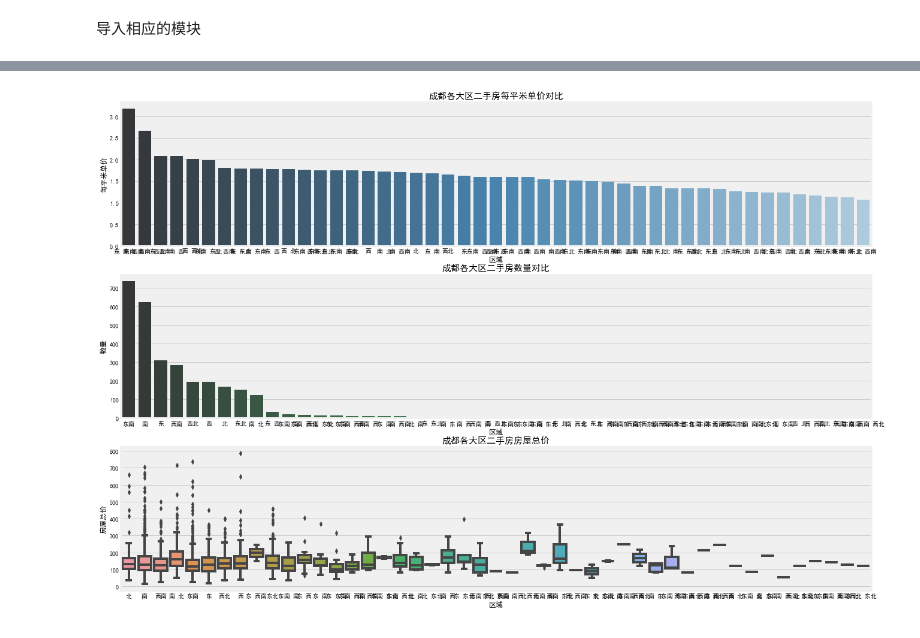
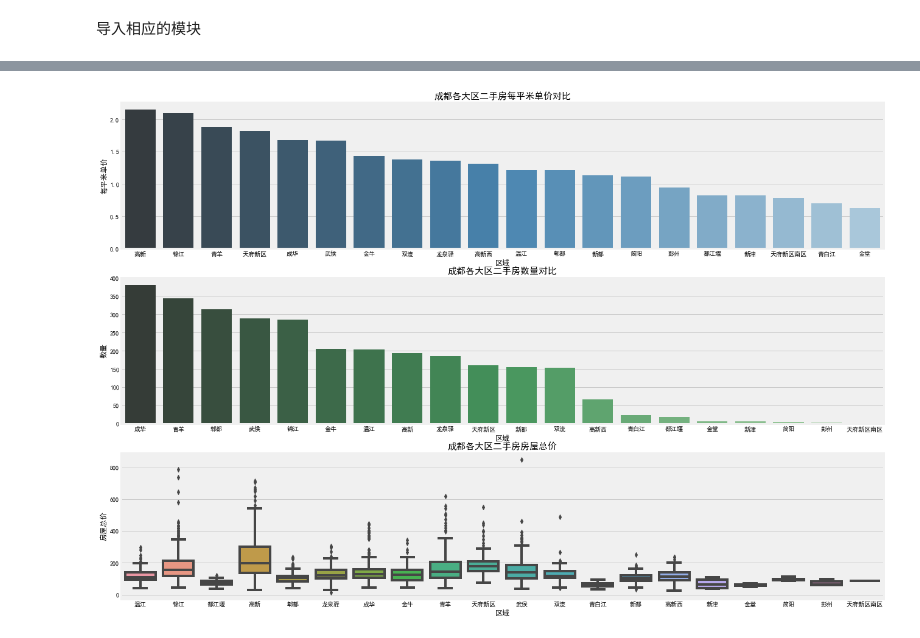
Before and after one commit to dawnsky2333/lianjia, a Jupyter notebook: 成都二手房数据可视化.ipynb, the cells around one changed output, grey strips where cells are left out. Cells and saved outputs as stored; diff of their text form; code cells hidden in the pictures.

```diff
--- a/成都二手房数据可视化.ipynb
+++ b/成都二手房数据可视化.ipynb
@@ -108,28 +108,28 @@ columns = ['Region', 'District', 'Layout', 'Floor', 'Year', 'Size', 'Elevator',
 df = pd.DataFrame(df, columns = columns)
 # %%
 # 对二手房区域分组对比二手房数量和每平米房价
-df_house_count = df.groupby('Region')['Price'].count().sort_values(ascending=False).to_frame().reset_index()
-df_house_mean = df.groupby('Region')['PerPrice'].mean().sort_values(ascending=False).to_frame().reset_index()
+df_house_count = df.groupby('District')['Price'].count().sort_values(ascending=False).to_frame().reset_index()
+df_house_mean = df.groupby('District')['PerPrice'].mean().sort_values(ascending=False).to_frame().reset_index()
 
 f, [ax1,ax2,ax3] = plt.subplots(3,1,figsize=(20,15))
-sns.barplot(x='Region', y='PerPrice', palette="Blues_d", data=df_house_mean, ax=ax1)
+sns.barplot(x='District', y='PerPrice', palette="Blues_d", data=df_house_mean, ax=ax1)
 ax1.set_title('成都各大区二手房每平米单价对比',fontsize=15)
 ax1.set_xlabel('区域')
 ax1.set_ylabel('每平米单价')
 
-sns.barplot(x='Region', y='Price', palette="Greens_d", data=df_house_count, ax=ax2)
+sns.barplot(x='District', y='Price', palette="Greens_d", data=df_house_count, ax=ax2)
 ax2.set_title('成都各大区二手房数量对比',fontsize=15)
 ax2.set_xlabel('区域')
 ax2.set_ylabel('数量')
 
-sns.boxplot(x='Region', y='Price', data=df, ax=ax3)
+sns.boxplot(x='District', y='Price', data=df, ax=ax3)
 ax3.set_title('成都各大区二手房房屋总价',fontsize=15)
 ax3.set_xlabel('区域')
 ax3.set_ylabel('房屋总价')
 
 plt.show()
 # %% [output]
-[figure, old version]
+[figure, new version]
 # %%
 f, [ax1,ax2] = plt.subplots(1, 2, figsize=(15, 5))
 # 面积的分布情况
```
Also changed, not shown: parts of 33 cells of this notebook, 5 other files.
